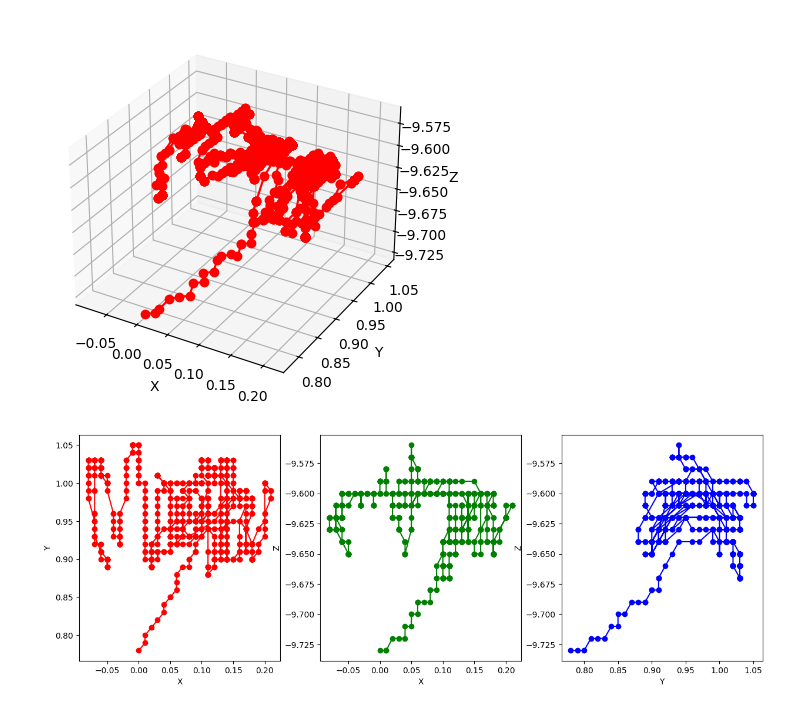
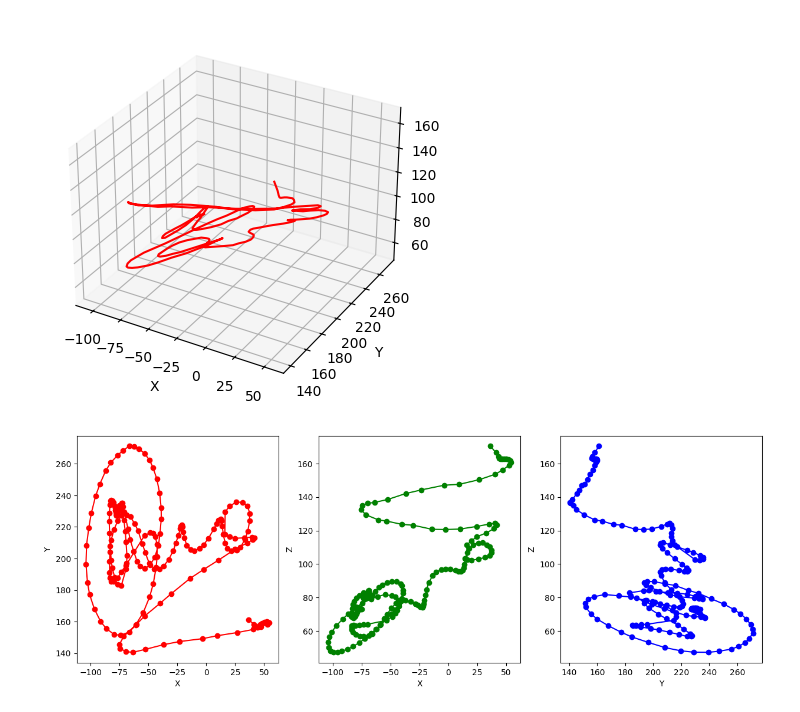
Before and after one commit to Air-Signature/Leap_Python, a Jupyter notebook: examples/test.ipynb, the cells around one changed output. Drawn from its saved outputs; the diff is of its cells as text; code cells hidden in the pictures.

Commit message:
Initial Data Collection Code

```diff
--- a/examples/test.ipynb
+++ b/examples/test.ipynb
@@ -28,20 +7,17 @@ plt.show()
 # %%
-import matplotlib.pyplot as plt
-from mpl_toolkits.mplot3d import Axes3D
-import pandas as pd
-# Read data from CSV file
-df = pd.read_csv('../output.csv')
+
 
 # Extract x, y, z coordinates
-x = df['x']
-y = df['y']
-z = df['z']
+x = df['index_x_coor']
+y = df['index_y_coor']
+z = df['index_z_coor']
 
 
 # Create a 3D plot plot
 fig = plt.figure()
 ax = fig.add_subplot(111, projection='3d')
-ax.plot(x, y, z, c='r', marker='o')
+ax.plot(x, y,z, c='r')
+
 
 # Set labels for each axis
 ax.set_xlabel('X')
@@ -113,49 +53,45 @@ Conversion complete. CSV file saved as 'output2.csv'.
 # %%
-import matplotlib.pyplot as plt
-from mpl_toolkits.mplot3d import Axes3D
-
-# Read data from CSV file
-df = pd.read_csv('./output.csv')
 
 # Extract x, y, z coordinates
-x = df['x']
-y = df['y']
-z = df['z']
+x2 = df['palm_x_coor']
+y2 = df['palm_y_coor']
+z2 = df['palm_z_coor']
 
 
 # Create a 3D plot plot
-fig = plt.figure()
-ax = fig.add_subplot(111, projection='3d')
-ax.plot(x, y, z, c='r', marker='o')
+fig2 = plt.figure()
+ax2 = fig2.add_subplot(111, projection='3d')
+ax2.plot(x2, y2,z2, c='r')
+
 
 # Set labels for each axis
-ax.set_xlabel('X')
-ax.set_ylabel('Y')
-ax.set_zlabel('Z')
+ax2.set_xlabel('X')
+ax2.set_ylabel('Y')
+ax2.set_zlabel('Z')
 
 # Show the 3D plot
 plt.show()
 
 # Create 2D projections
-fig, axs = plt.subplots(1, 3, figsize=(15, 5))
+fig2, axs2 = plt.subplots(1, 3, figsize=(15, 5))
 
 # X-Y projection
-axs[0].plot(x, y, c='r', marker='o')
-axs[0].set_xlabel('X')
-axs[0].set_ylabel('Y')
+axs2[0].plot(x2, y2, c='r', marker='o')
+axs2[0].set_xlabel('X')
+axs2[0].set_ylabel('Y')
 
 # X-Z projection
-axs[1].plot(x, z, c='g', marker='o')
-axs[1].set_xlabel('X')
-axs[1].set_ylabel('Z')
+axs2[1].plot(x2, z2, c='g', marker='o')
+axs2[1].set_xlabel('X')
+axs2[1].set_ylabel('Z')
 
 # Y-Z projection
-axs[2].plot(y, z, c='b', marker='o')
-axs[2].set_xlabel('Y')
-axs[2].set_ylabel('Z')
+axs2[2].plot(y2, z2, c='b', marker='o')
+axs2[2].set_xlabel('Y')
+axs2[2].set_ylabel('Z')
 
 # Show the 2D projections
 plt.show()
 # %% [output]
-[figure, old version]
+[figure, new version]
-[figure, old version]
+[figure, new version]
```
Also changed, not shown: parts of 15 cells of this notebook, 7 other files.
